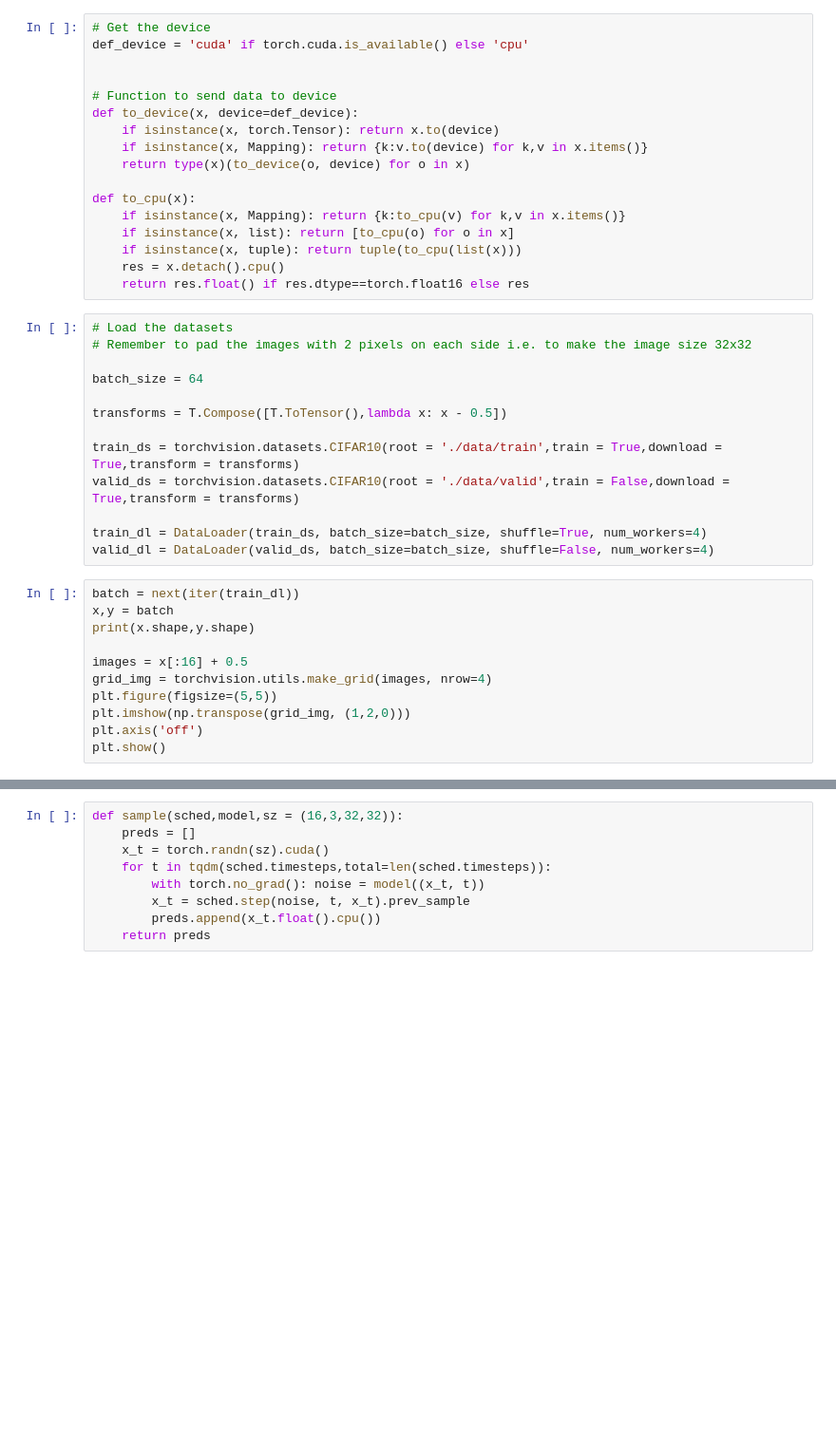
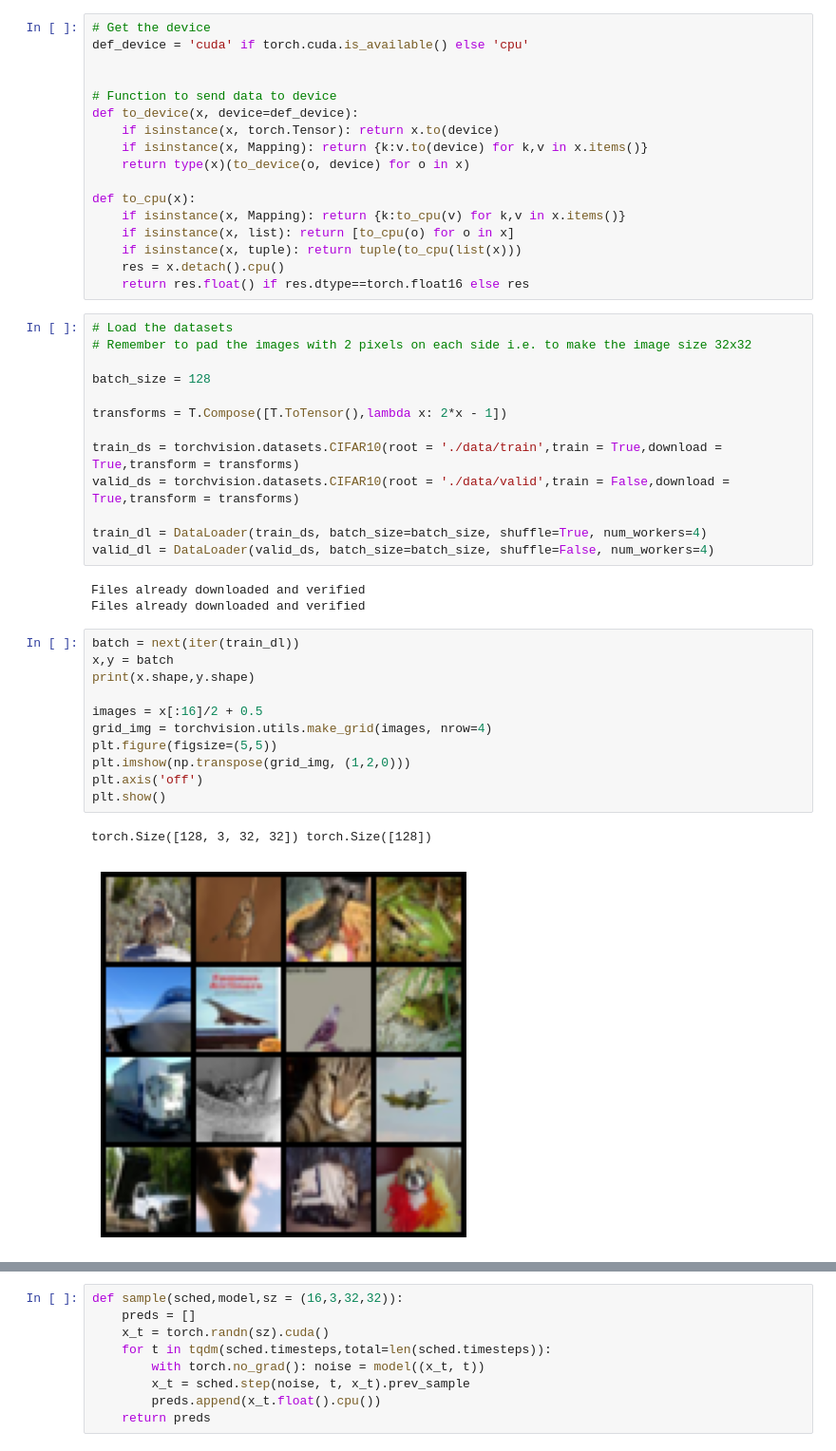
Before and after one commit to Shubham-Hazra/DDPM, a Jupyter notebook: DDPM_cifar.ipynb, the cells around one changed output, grey strips where cells are left out. Shown at 95% size. Drawn from its saved outputs; the diff is of its cells as text; blank space fills up the shorter version.

```diff
--- a/DDPM_cifar.ipynb
+++ b/DDPM_cifar.ipynb
@@ -42,25 +42,31 @@ def to_cpu(x):
 # Load the datasets
 # Remember to pad the images with 2 pixels on each side i.e. to make the image size 32x32
 
-batch_size = 64
+batch_size = 128
 
-transforms = T.Compose([T.ToTensor(),lambda x: x - 0.5])
+transforms = T.Compose([T.ToTensor(),lambda x: 2*x - 1])
 
 train_ds = torchvision.datasets.CIFAR10(root = './data/train',train = True,download = True,transform = transforms)
 valid_ds = torchvision.datasets.CIFAR10(root = './data/valid',train = False,download = True,transform = transforms)
 
 train_dl = DataLoader(train_ds, batch_size=batch_size, shuffle=True, num_workers=4)
 valid_dl = DataLoader(valid_ds, batch_size=batch_size, shuffle=False, num_workers=4)
+# %% [output]
+Files already downloaded and verified
+Files already downloaded and verified
 # %%
 batch = next(iter(train_dl))
 x,y = batch
 print(x.shape,y.shape)
 
-images = x[:16] + 0.5
+images = x[:16]/2 + 0.5
 grid_img = torchvision.utils.make_grid(images, nrow=4)
 plt.figure(figsize=(5,5))
 plt.imshow(np.transpose(grid_img, (1,2,0)))
 plt.axis('off')
 plt.show()
+# %% [output]
+torch.Size([128, 3, 32, 32]) torch.Size([128])
+[figure, added]
 # %%
 class DDPM_model(nn.Module):
```
Also changed, not shown: parts of 6 cells of this notebook.
